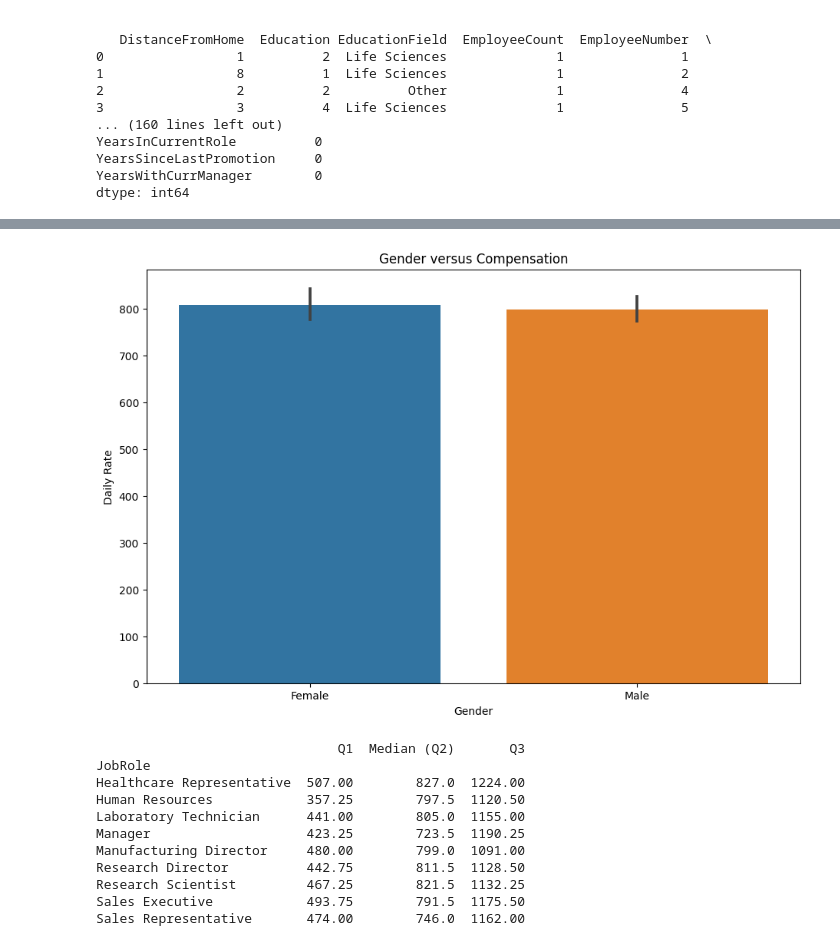
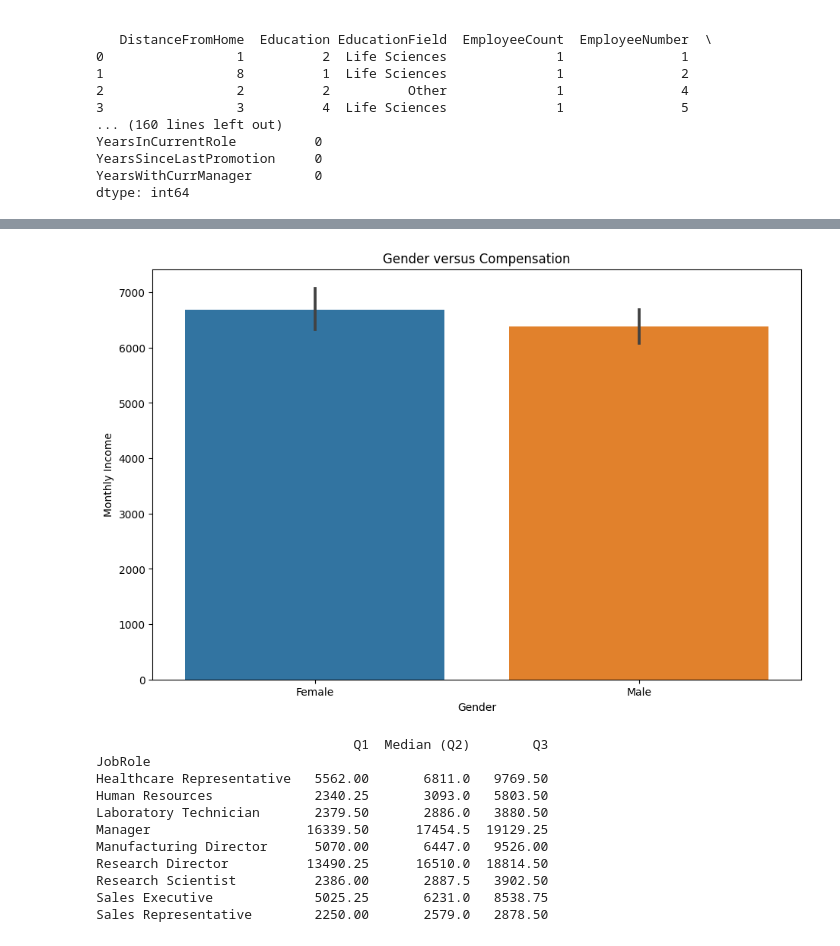
Before and after one commit to VladSaaS/peopleanlaytics, a Jupyter notebook: IBM Employee EDA/IBM_compensation.ipynb, the cells around one changed output, grey strips where cells are left out. Drawn from its saved outputs; the diff is of its cells as text; code cells hidden in the pictures.

```diff
--- a/IBM Employee EDA/IBM_compensation.ipynb
+++ b/IBM Employee EDA/IBM_compensation.ipynb
@@ -79,28 +79,28 @@ plt.xticks(rotation=33)
 # %%
 # Analyzing gender pay gap using a box plot
 plt.figure(figsize=(11, 7))
-sns.barplot(x='Gender', y='MonthlyRate', data=df)
+sns.barplot(x='Gender', y='MonthlyIncome', data=df)
 plt.xlabel('Gender')
-plt.ylabel('Monthly Rate')
+plt.ylabel('Monthly Income')
 plt.title('Gender versus Compensation')
 plt.show()
 # %% [output]
-[figure, old version]
+[figure, new version]
 # %%
-# Checking the 1st, 2nd and 3rd quartiles for daily rates for all job roles
+# Checking the 1st, 2nd and 3rd quartiles for monthly incomes for all job roles
 grouped = df.groupby('JobRole')
-quartiles = grouped['DailyRate'].quantile([0.25, 0.5, 0.75]).unstack()
+quartiles = grouped['MonthlyIncome'].quantile([0.25, 0.5, 0.75]).unstack()
 quartiles.columns= ['Q1', 'Median (Q2)', 'Q3']
 print(quartiles)
 # %% [output]
-                               Q1  Median (Q2)       Q3
+                                 Q1  Median (Q2)        Q3
 JobRole
-Healthcare Representative  507.00        827.0  1224.00
-Human Resources            357.25        797.5  1120.50
-Laboratory Technician      441.00        805.0  1155.00
-Manager                    423.25        723.5  1190.25
-Manufacturing Director     480.00        799.0  1091.00
-Research Director          442.75        811.5  1128.50
-Research Scientist         467.25        821.5  1132.25
-Sales Executive            493.75        791.5  1175.50
-Sales Representative       474.00        746.0  1162.00
+Healthcare Representative   5562.00       6811.0   9769.50
+Human Resources             2340.25       3093.0   5803.50
+Laboratory Technician       2379.50       2886.0   3880.50
+Manager                    16339.50      17454.5  19129.25
+Manufacturing Director      5070.00       6447.0   9526.00
+Research Director          13490.25      16510.0  18814.50
+Research Scientist          2386.00       2887.5   3902.50
+Sales Executive             5025.25       6231.0   8538.75
+Sales Representative        2250.00       2579.0   2878.50
```
Also changed, not shown: parts of 2 cells of this notebook.
